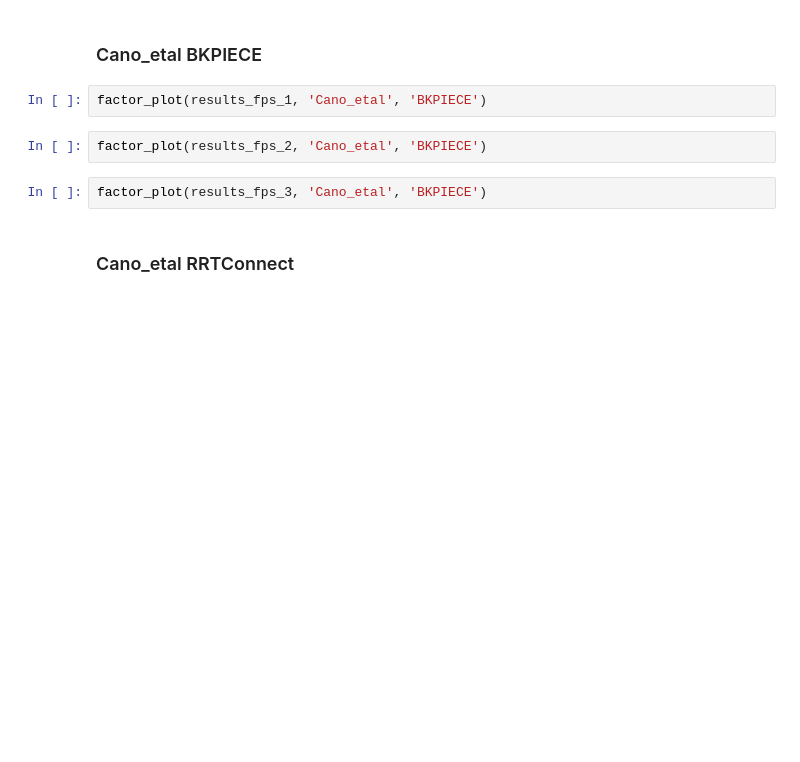
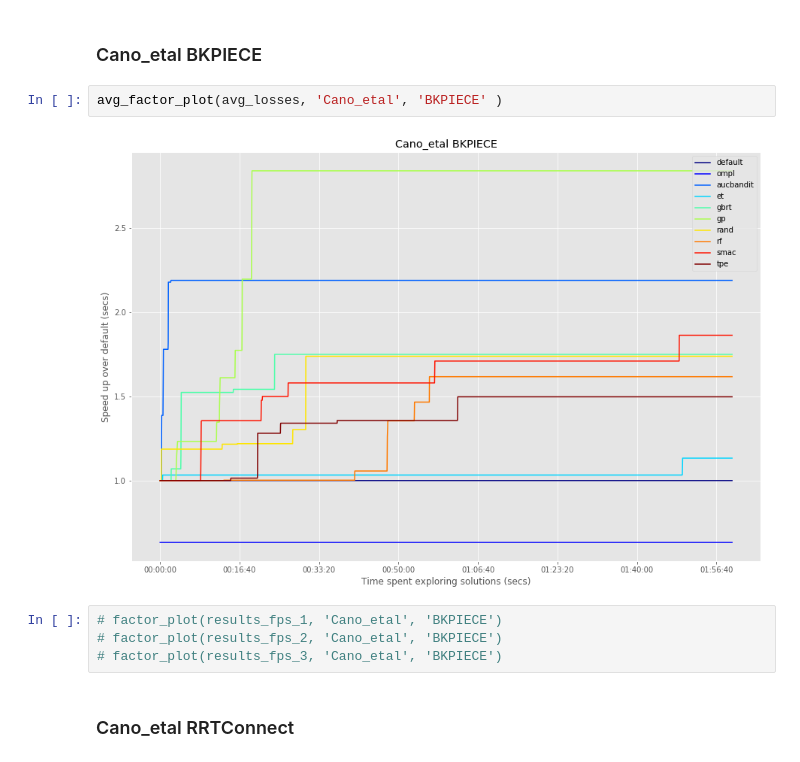
Before and after one commit to charleneleong-ai/crane_plus_v2_motion_planning, a Jupyter notebook: crane_plus_control/results/result_analysis.ipynb, the cells around one changed output. Cells and saved outputs as stored; diff of their text form; blank space fills up the shorter version.

Commit message:
[results] Finished avg factor plot

```diff
--- a/crane_plus_control/results/result_analysis.ipynb
+++ b/crane_plus_control/results/result_analysis.ipynb
@@ -456,11 +334,13 @@ print(len(results_fps_3))
 # %% [markdown]
 ### Cano_etal BKPIECE
 # %%
-factor_plot(results_fps_1, 'Cano_etal', 'BKPIECE')
+avg_factor_plot(avg_losses, 'Cano_etal', 'BKPIECE' )
+# %% [output]
+[figure, added]
-# %%
-factor_plot(results_fps_2, 'Cano_etal', 'BKPIECE')
-# %%
-factor_plot(results_fps_3, 'Cano_etal', 'BKPIECE')
+# %%
+# factor_plot(results_fps_1, 'Cano_etal', 'BKPIECE')
+# factor_plot(results_fps_2, 'Cano_etal', 'BKPIECE')
+# factor_plot(results_fps_3, 'Cano_etal', 'BKPIECE')
 # %% [markdown]
 ### Cano_etal RRTConnect
 # %%
```
Also changed, not shown: parts of 31 cells of this notebook, 8 other files.
